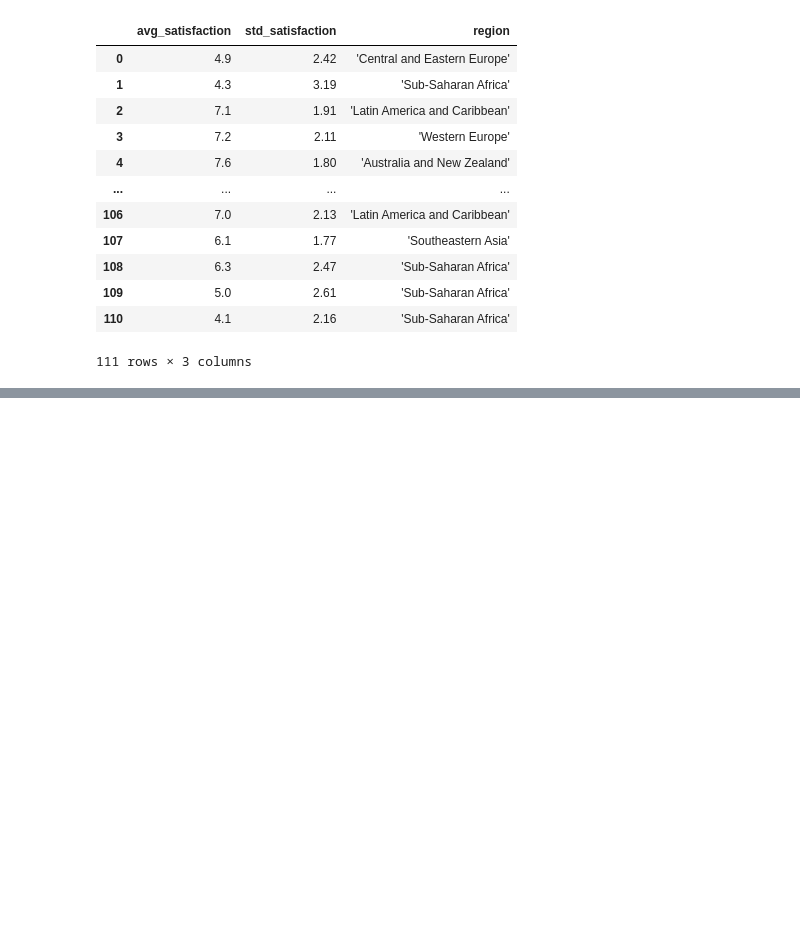
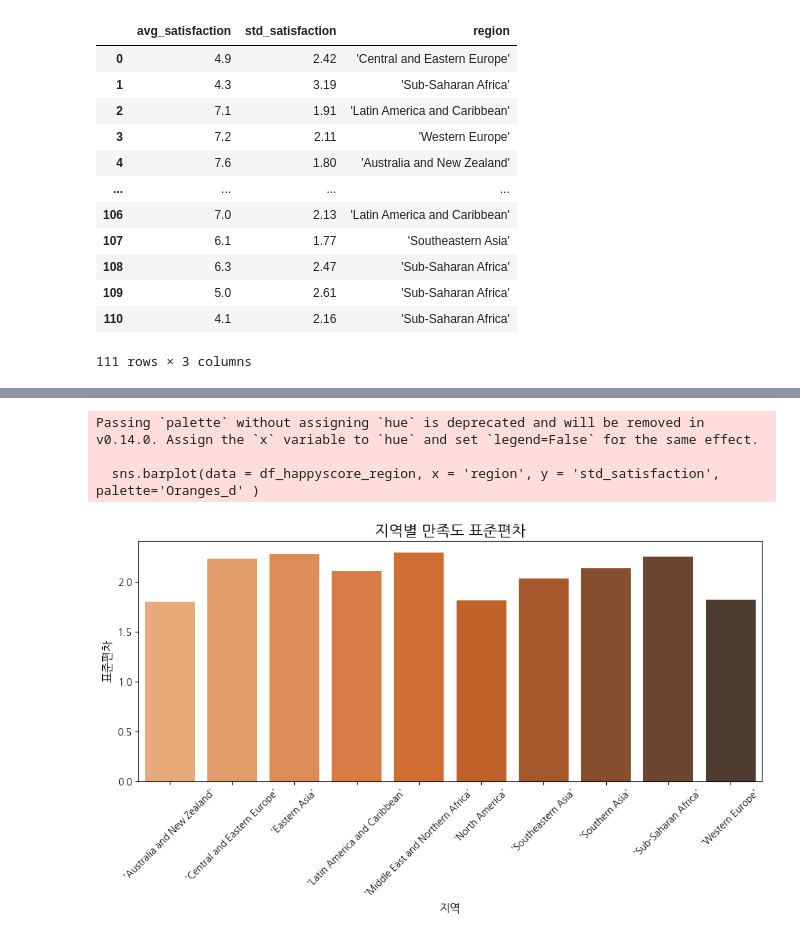
Before and after one commit to jihun-shim/study_data_analytics, a Jupyter notebook: quest/EDA/the-economics-of-happiness-satisfaction.ipynb, the cells around one changed output, grey strips where cells are left out. Cells and saved outputs as stored; diff of their text form; code cells hidden in the pictures; blank space fills up the shorter version.

```diff
--- a/quest/EDA/the-economics-of-happiness-satisfaction.ipynb
+++ b/quest/EDA/the-economics-of-happiness-satisfaction.ipynb
@@ -93,0 +94,10 @@ df_happyscore_data.groupby()
+# %%
+df_happyscore_region = df_happyscore.groupby('region').agg(
+    avg_satisfaction = ('avg_satisfaction', 'mean') # 평균계산
+    , std_satisfaction = ('std_satisfaction', 'mean') # 표준편차의 평균계산
+    , count = ('avg_satisfaction', 'size') # 각 그룹의 데이터 개수 계산
+).reset_index()
+
+df_happyscore_region
+# 데이터를 region(지역) 컬럼을 기준으로 그룹화 한다.
+# agg는 데이터프레임에서 그룹별로 여러 통계 작업(예: 평균, 합계, 개수)을 한 번에 적용 가능
@@ -93,0 +116,16 @@ df_happyscore_data.groupby()
+# %%
+#시각화 평균 만족도 비교
+
+plt.figure(figsize = (10,6))
+sns.barplot(data = df_happyscore_region, x = 'region', y = 'std_satisfaction', palette='Oranges_d' )
+plt.title('지역별 만족도 표준편차', fontsize = 16)
+plt.xlabel('지역', fontsize = 12 )
+plt.ylabel('표준편차', fontsize = 12 )
+plt.xticks(rotation = 45)
+plt.tight_layout()
+plt.show()
+# %% [output]
+Passing `palette` without assigning `hue` is deprecated and will be removed in v0.14.0. Assign the `x` variable to `hue` and set `legend=False` for the same effect.
+
+  sns.barplot(data = df_happyscore_region, x = 'region', y = 'std_satisfaction', palette='Oranges_d' )
+[figure, added]
```
Also changed, not shown: parts of 4 cells of this notebook.
